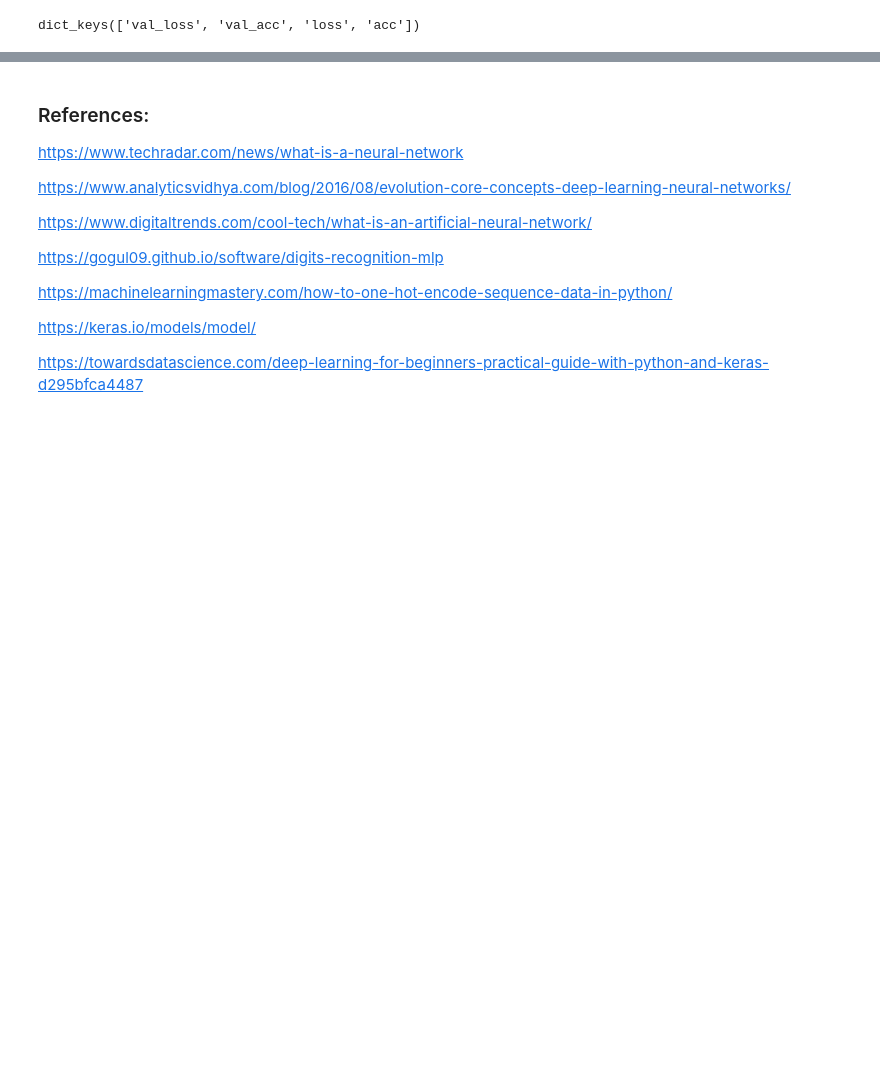
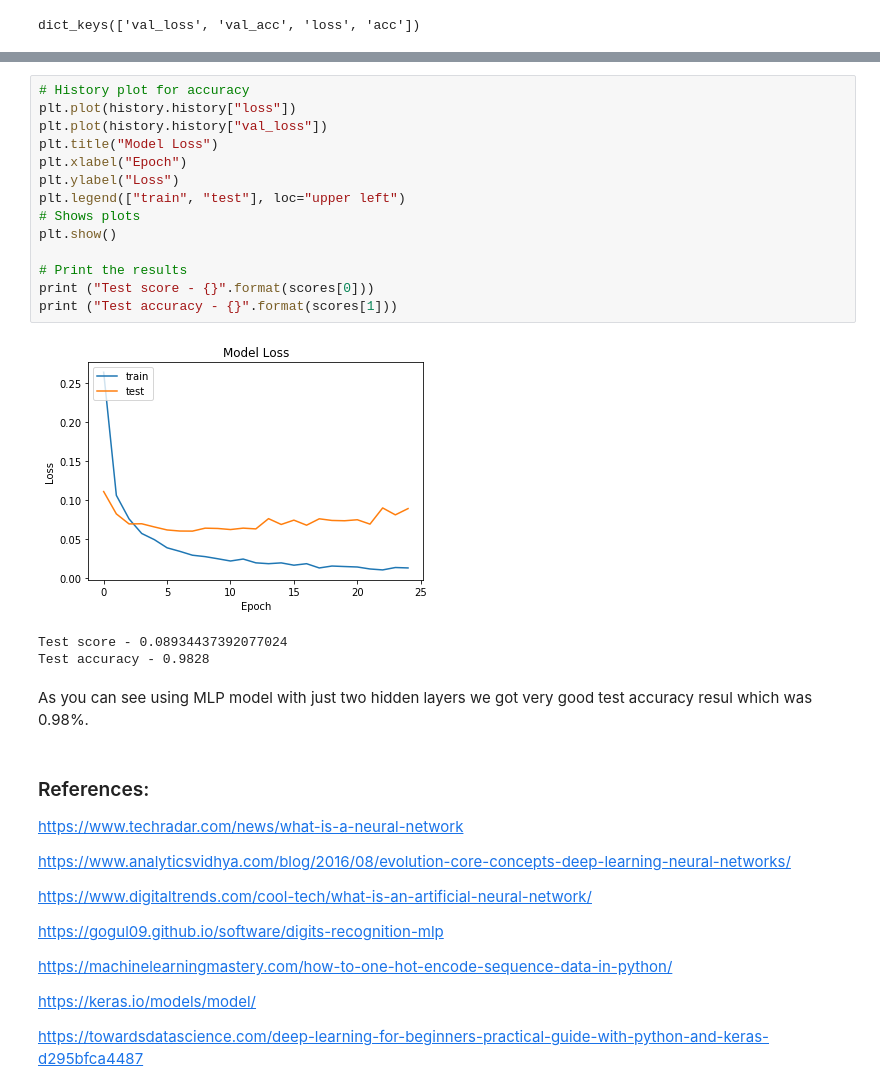
Before and after one commit to kamilam1987/Emerging_Technologies, a Jupyter notebook: digit-recognition.ipynb, the cells around one changed output, grey strips where cells are left out. Saved outputs shown, nothing was run; the diff lists cells and outputs as text; blank space fills up the shorter version.

```diff
--- a/digit-recognition.ipynb
+++ b/digit-recognition.ipynb
@@ -218,3 +234,23 @@ dict_keys(['val_loss', 'val_acc', 'loss', 'acc'])
+# %%
+# History plot for accuracy
+plt.plot(history.history["loss"])
+plt.plot(history.history["val_loss"])
+plt.title("Model Loss")
+plt.xlabel("Epoch")
+plt.ylabel("Loss")
+plt.legend(["train", "test"], loc="upper left")
+# Shows plots
+plt.show()
+
+# Print the results
+print ("Test score - {}".format(scores[0]))
+print ("Test accuracy - {}".format(scores[1]))
+# %% [output]
+[figure, added]
+Test score - 0.08934437392077024
+Test accuracy - 0.9828
+# %% [markdown]
+As you can see using MLP model with just two hidden layers we got very good test accuracy resul which was 0.98%.
 # %% [markdown]
 ### References:
 
```
Also changed, not shown: parts of 4 cells of this notebook.
